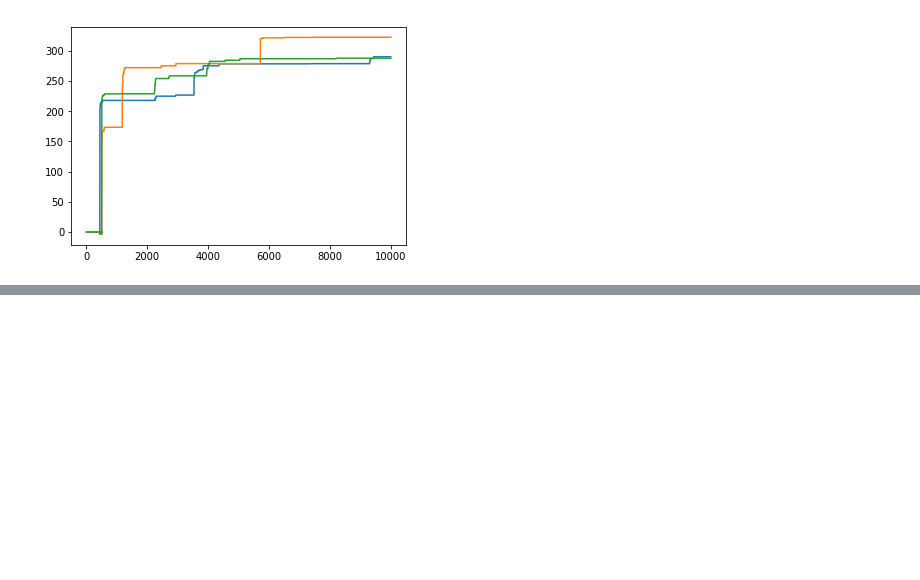
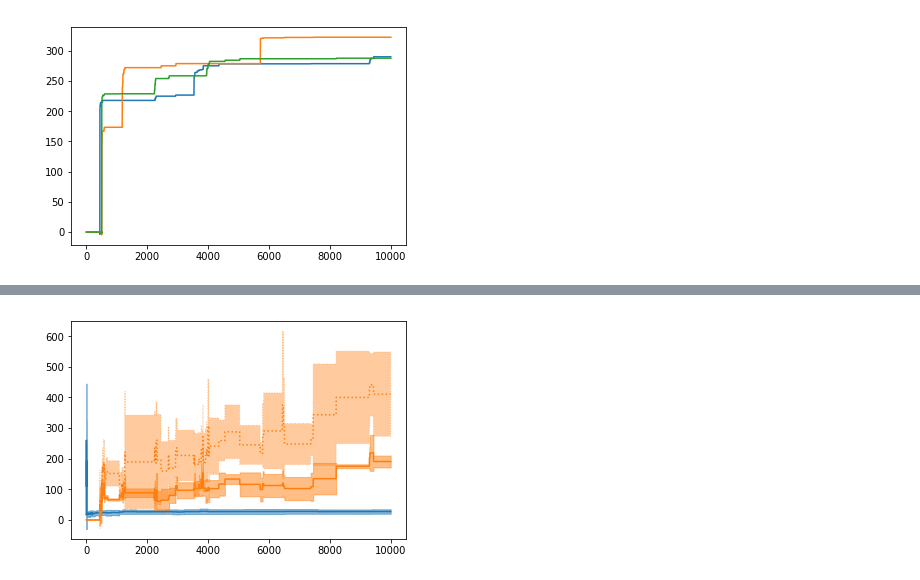
Before and after one commit to Ryan-Amaral/gp-bipedal-walker-analysis, a Jupyter notebook: basic_analysis.ipynb, the cells around one changed output, grey strips where cells are left out. Cells and saved outputs as stored; diff of their text form; code cells hidden in the pictures; blank space fills up the shorter version.

```diff
--- a/basic_analysis.ipynb
+++ b/basic_analysis.ipynb
@@ -28,0 +91,41 @@ plt.show()
+# %%
+# comparison of champion instruction sizes
+
+gp_act_arr = np.array(((df_gp_1["champ_act_instructions"][:10000]),
+          np.array(df_gp_2["champ_act_instructions"][:10000]),
+          np.array(df_gp_3["champ_act_instructions"][:10000])))
+gp_act_means = np.mean(gp_act_arr, axis=0)
+gp_act_stds = np.std(gp_act_arr, axis=0)
+
+
+tpgsbb_act_arr = np.array(((df_tpgsbb_1["champ_act_instructions"][:10000]),
+          np.array(df_tpgsbb_2["champ_act_instructions"][:10000]),
+          np.array(df_tpgsbb_3["champ_act_instructions"][:10000])))
+tpgsbb_act_means = np.mean(tpgsbb_act_arr, axis=0)
+tpgsbb_act_stds = np.std(tpgsbb_act_arr, axis=0)
+
+tpgsbb_bid_arr = np.array(((df_tpgsbb_1["champ_instructions"][:10000]),
+          np.array(df_tpgsbb_2["champ_instructions"][:10000]),
+          np.array(df_tpgsbb_3["champ_instructions"][:10000])))
+tpgsbb_bid_means = np.mean(tpgsbb_bid_arr, axis=0)
+tpgsbb_bid_stds = np.std(tpgsbb_bid_arr, axis=0)
+
+
+plt.plot(gp_act_means, color=colors[0])
+plt.fill_between(range(10000),
+                 gp_act_means-gp_act_stds, gp_act_means+gp_act_stds,
+                alpha=0.5, color=colors[0])
+
+plt.plot(tpgsbb_act_means, color=colors[1])
+plt.fill_between(range(10000),
+                 tpgsbb_act_means-tpgsbb_act_stds, tpgsbb_act_means+tpgsbb_act_stds,
+                alpha=0.5, color=colors[1])
+
+plt.plot(tpgsbb_bid_means, color=colors[1], linestyle="dotted")
+plt.fill_between(range(10000),
+                 tpgsbb_bid_means-tpgsbb_bid_stds, tpgsbb_bid_means+tpgsbb_bid_stds,
+                alpha=0.4, color=colors[1], linestyle="dotted")
+
+plt.show()
+# %% [output]
+[figure, added]
```
Also changed, not shown: parts of 6 cells of this notebook, 9 other files.
